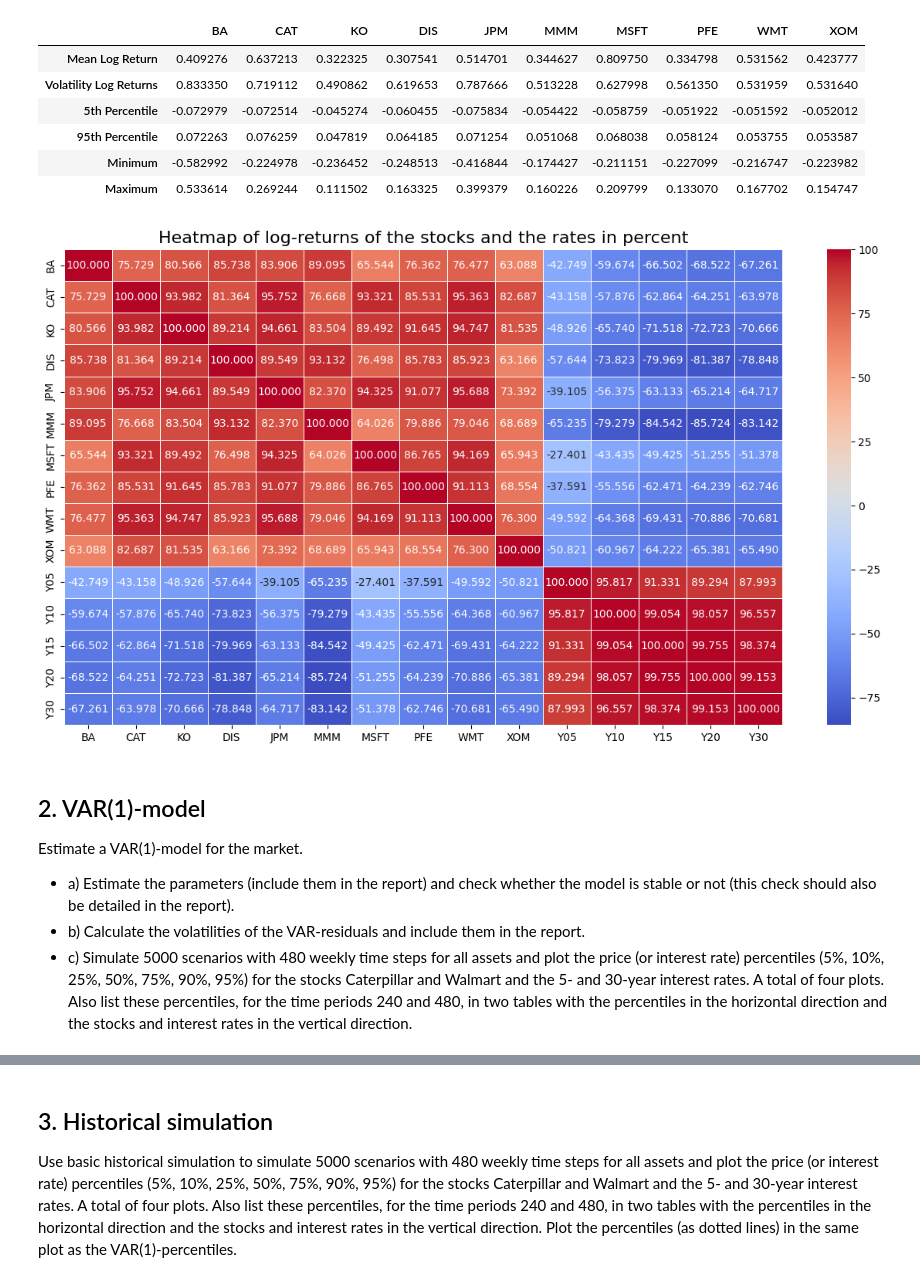
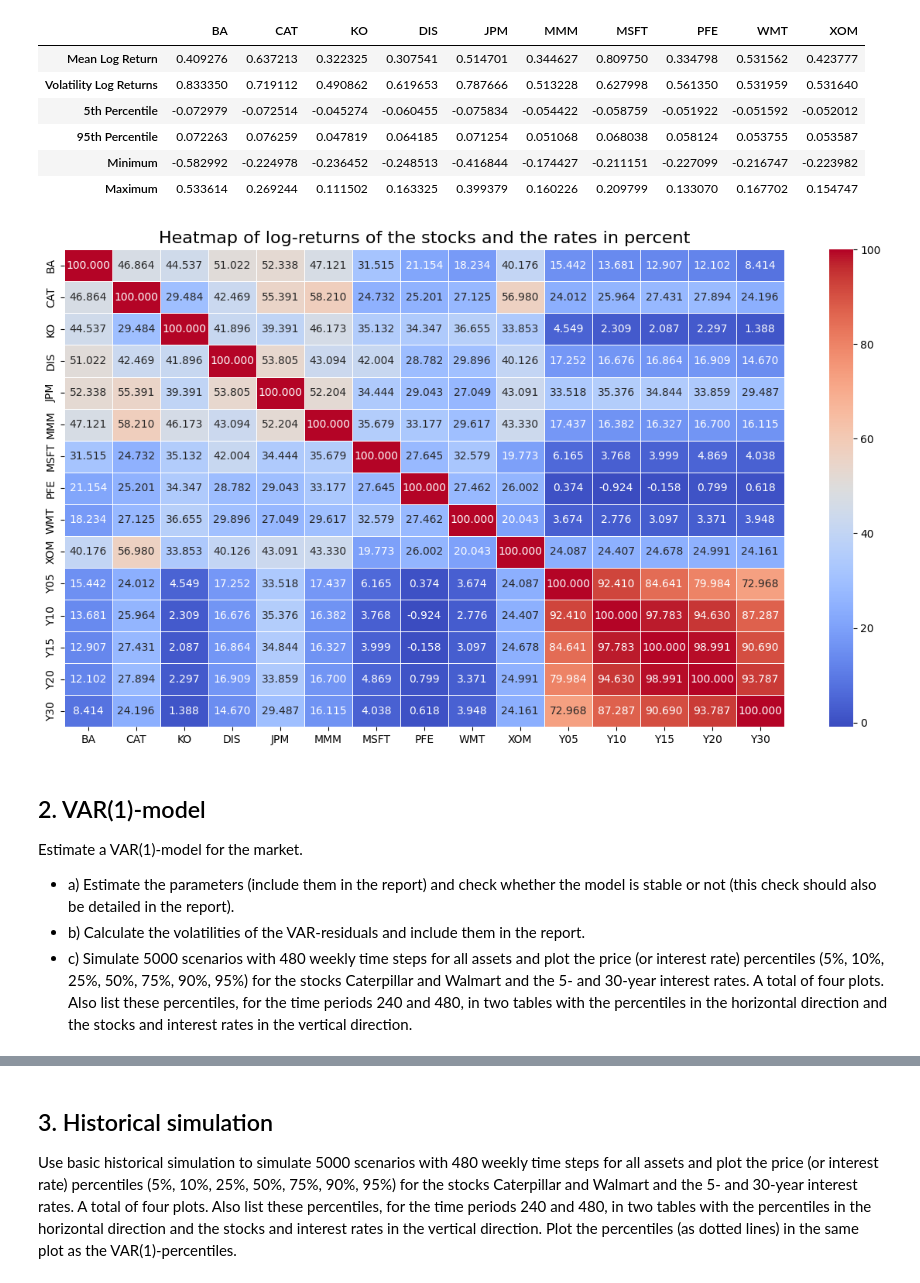
Before and after one commit to JohanHerbert/Lab2_ERM, a Jupyter notebook: Lab2_notebook.ipynb, the cells around one changed output, grey strips where cells are left out. Saved outputs shown, nothing was run; the diff lists cells and outputs as text; code cells hidden in the pictures.

```diff
--- a/Lab2_notebook.ipynb
+++ b/Lab2_notebook.ipynb
@@ -73,14 +76,14 @@ TableDf
 # %%
 ## c
 AllAssetsLR= np.log(AllAssetsDf).diff()
 
-corMat = AllAssetsDf.corr()*100
+corMat = AllAssetsLR.corr()*100
 plt.figure(figsize=(15, 8))
 
 sns.heatmap(corMat, annot=True, fmt=".3f",cmap='coolwarm', linewidths=0.5, linecolor='white');
 plt.title('Heatmap of log-returns of the stocks and the rates in percent', fontsize=16);
 # %% [output]
-[figure, old version]
+[figure, new version]
 # %% [markdown]
 ## 2. VAR(1)-model
 Estimate a VAR(1)-model for the market.
@@ -89,6 +92,7 @@ Estimate a VAR(1)-model for the market.
 - b) Calculate the volatilities of the VAR-residuals and include them in the report.
 - c) Simulate 5000 scenarios with 480 weekly time steps for all assets and plot the price (or interest rate)
 percentiles (5%, 10%, 25%, 50%, 75%, 90%, 95%) for the stocks Caterpillar and Walmart and the 5- and
-30-year interest rates. A total of four plots. Also list these percentiles, for the time periods 240 and
+30-year interest rates.
+A total of four plots. Also list these percentiles, for the time periods 240 and
 480, in two tables with the percentiles in the horizontal direction and the stocks and interest rates in
 the vertical direction.
```
Also changed, not shown: parts of 9 cells of this notebook.
